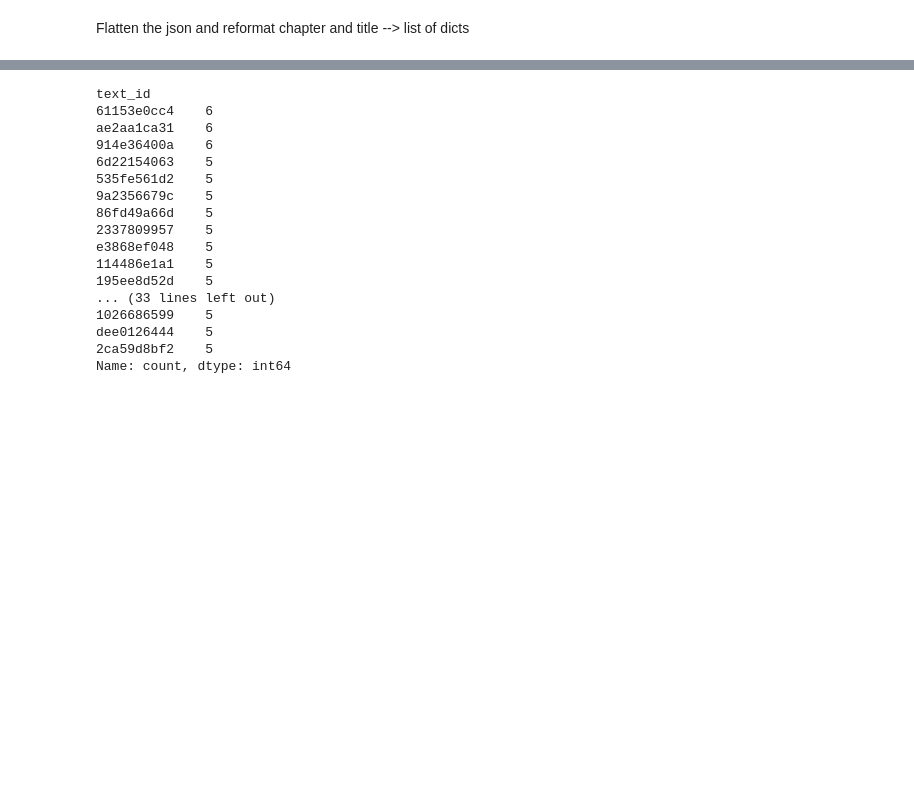
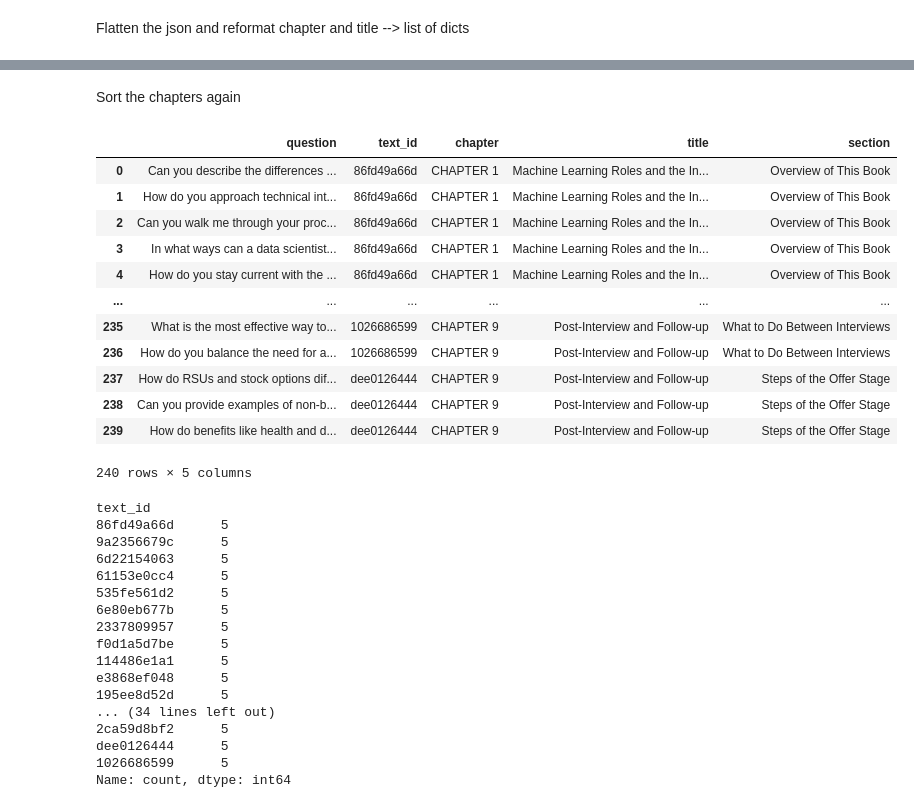
Before and after one commit to AMaldu/interview_preparation_bot, a Jupyter notebook: notebooks/ground_truth_data.ipynb, the cells around one changed output, grey strips where cells are left out. Saved outputs shown, nothing was run; the diff lists cells and outputs as text; code cells hidden in the pictures; blank space fills up the shorter version.

```diff
--- a/notebooks/ground_truth_data.ipynb
+++ b/notebooks/ground_truth_data.ipynb
@@ -344,20 +288,42 @@ rows_to_keep
+# %% [markdown]
+Sort the chapters again
+# %%
+df_final['chapter_number'] = df_final['chapter'].str.extract(r'CHAPTER (\d+)').astype(int)
+
+df_final_sorted = df_final.sort_values(by='chapter_number').drop(columns=['chapter_number']).reset_index(drop=True)
+
+df_final_sorted
+# %% [output]
+|  | question | text_id | chapter | title | section |
+| 0 | Can you describe the differences ... | 86fd49a66d | CHAPTER 1 | Machine Learning Roles and the In... | Overview of This Book |
+| 1 | How do you approach technical int... | 86fd49a66d | CHAPTER 1 | Machine Learning Roles and the In... | Overview of This Book |
+| 2 | Can you walk me through your proc... | 86fd49a66d | CHAPTER 1 | Machine Learning Roles and the In... | Overview of This Book |
+| 3 | In what ways can a data scientist... | 86fd49a66d | CHAPTER 1 | Machine Learning Roles and the In... | Overview of This Book |
+| 4 | How do you stay current with the ... | 86fd49a66d | CHAPTER 1 | Machine Learning Roles and the In... | Overview of This Book |
+| ... | ... | ... | ... | ... | ... |
+| 235 | What is the most effective way to... | 1026686599 | CHAPTER 9 | Post-Interview and Follow-up | What to Do Between Interviews |
+| 236 | How do you balance the need for a... | 1026686599 | CHAPTER 9 | Post-Interview and Follow-up | What to Do Between Interviews |
+| 237 | How do RSUs and stock options dif... | dee0126444 | CHAPTER 9 | Post-Interview and Follow-up | Steps of the Offer Stage |
+| 238 | Can you provide examples of non-b... | dee0126444 | CHAPTER 9 | Post-Interview and Follow-up | Steps of the Offer Stage |
+| 239 | How do benefits like health and d... | dee0126444 | CHAPTER 9 | Post-Interview and Follow-up | Steps of the Offer Stage |
+240 rows × 5 columns
 # %%
-df_formatted['text_id'].value_counts()
+df_final_sorted['text_id'].value_counts()
 # %% [output]
 text_id
-61153e0cc4    6
-ae2aa1ca31    6
-914e36400a    6
-6d22154063    5
-535fe561d2    5
-9a2356679c    5
-86fd49a66d    5
-2337809957    5
-e3868ef048    5
-114486e1a1    5
-195ee8d52d    5
-... (33 lines left out)
-1026686599    5
-dee0126444    5
-2ca59d8bf2    5
+86fd49a66d      5
+9a2356679c      5
+6d22154063      5
+61153e0cc4      5
+535fe561d2      5
+6e80eb677b      5
+2337809957      5
+f0d1a5d7be      5
+114486e1a1      5
+e3868ef048      5
+195ee8d52d      5
+... (34 lines left out)
+2ca59d8bf2      5
+dee0126444      5
+1026686599      5
 Name: count, dtype: int64
```
Also changed, not shown: parts of 44 cells of this notebook.
